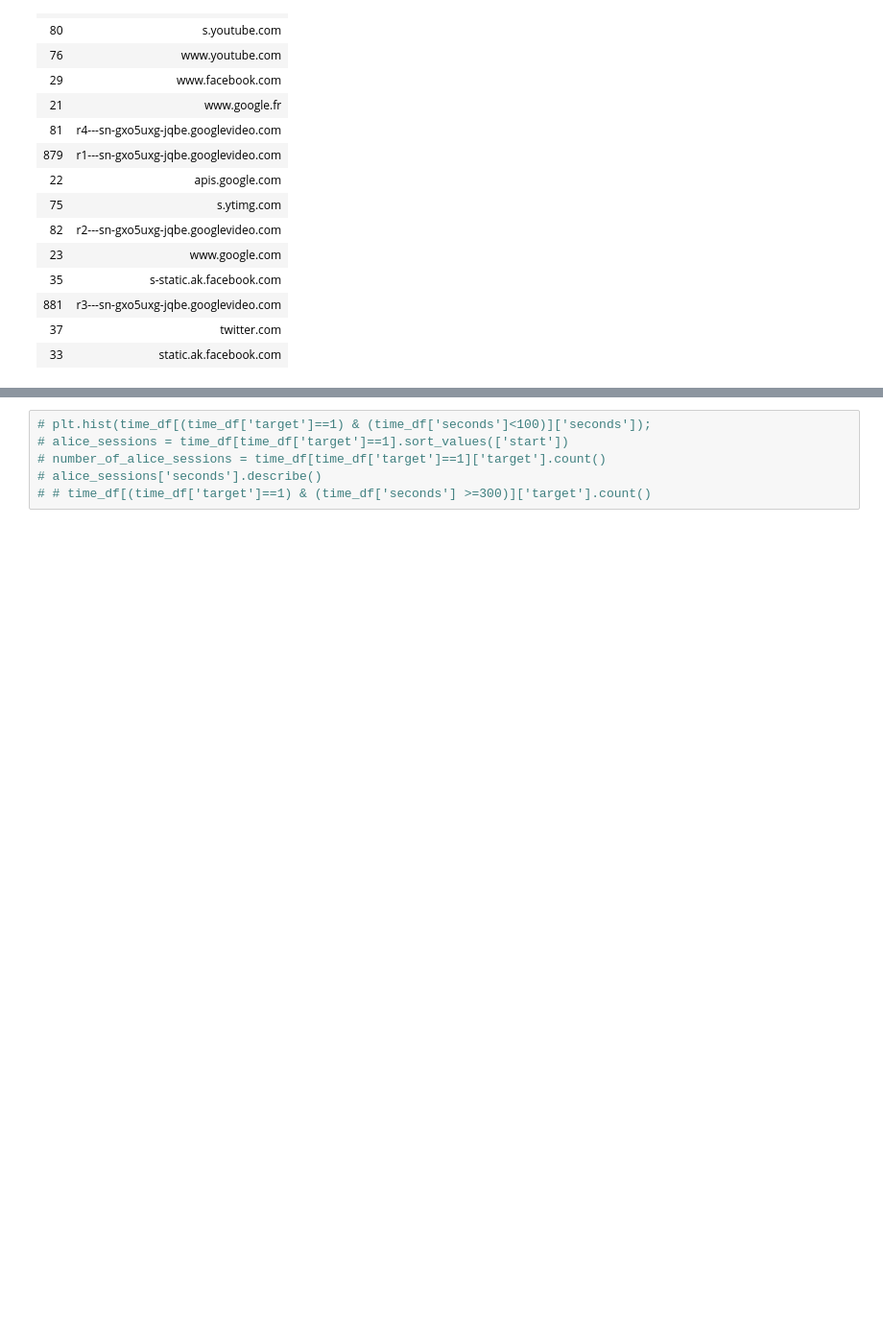
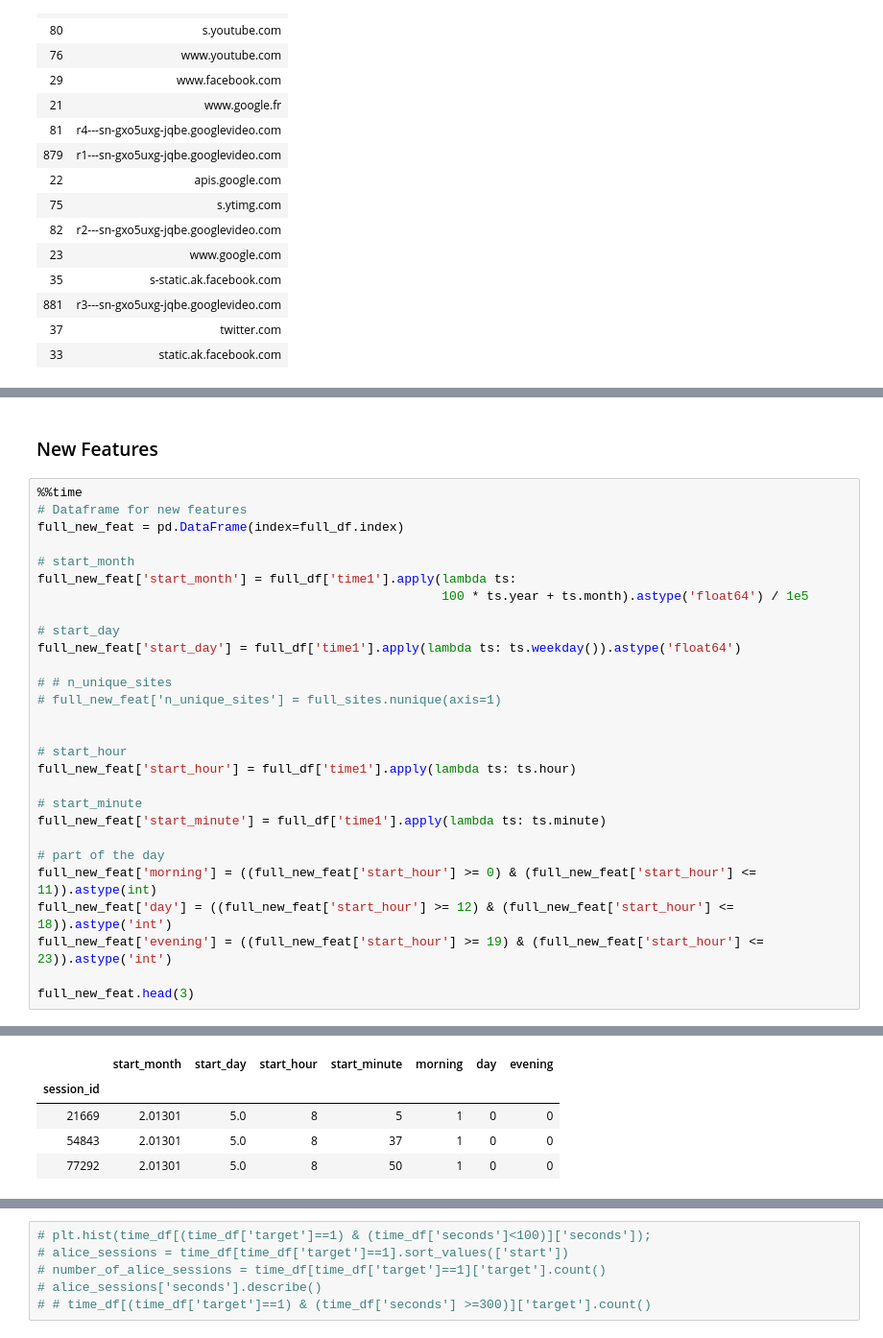
Before and after one commit to koolvn/mlcourse.ai, a Jupyter notebook: competitions/Catch me if you can.ipynb, the cells around one changed output, grey strips where cells are left out. Shown at 96% size. Cells and saved outputs as stored; diff of their text form; blank space fills up the shorter version.

```diff
--- a/competitions/Catch me if you can.ipynb
+++ b/competitions/Catch me if you can.ipynb
@@ -210,0 +216,31 @@ full_sites_sparse = csr_matrix(([1] * sites_flatten.shape[0],
+# %% [markdown]
+### New Features
+# %%
+%%time
+# Dataframe for new features
+full_new_feat = pd.DataFrame(index=full_df.index)
+
+# start_month
+full_new_feat['start_month'] = full_df['time1'].apply(lambda ts:
+                                                      100 * ts.year + ts.month).astype('float64') / 1e5
+
+# start_day
+full_new_feat['start_day'] = full_df['time1'].apply(lambda ts: ts.weekday()).astype('float64')
+
+# # n_unique_sites
+# full_new_feat['n_unique_sites'] = full_sites.nunique(axis=1)
+
+
+# start_hour
+full_new_feat['start_hour'] = full_df['time1'].apply(lambda ts: ts.hour)
+
+# start_minute
+full_new_feat['start_minute'] = full_df['time1'].apply(lambda ts: ts.minute)
+
+# part of the day
+full_new_feat['morning'] = ((full_new_feat['start_hour'] >= 0) & (full_new_feat['start_hour'] <= 11)).astype(int)
+full_new_feat['day'] = ((full_new_feat['start_hour'] >= 12) & (full_new_feat['start_hour'] <= 18)).astype('int')
+full_new_feat['evening'] = ((full_new_feat['start_hour'] >= 19) & (full_new_feat['start_hour'] <= 23)).astype('int')
+
+full_new_feat.head(3)
+# %% [output]
@@ -210,0 +248,5 @@ full_sites_sparse = csr_matrix(([1] * sites_flatten.shape[0],
+|  | start_month | start_day | start_hour | start_minute | morning | day | evening |
+| session_id |  |  |  |  |  |  |  |
+| 21669 | 2.01301 | 5.0 | 8 | 5 | 1 | 0 | 0 |
+| 54843 | 2.01301 | 5.0 | 8 | 37 | 1 | 0 | 0 |
+| 77292 | 2.01301 | 5.0 | 8 | 50 | 1 | 0 | 0 |
```
Also changed, not shown: parts of 26 cells of this notebook.
